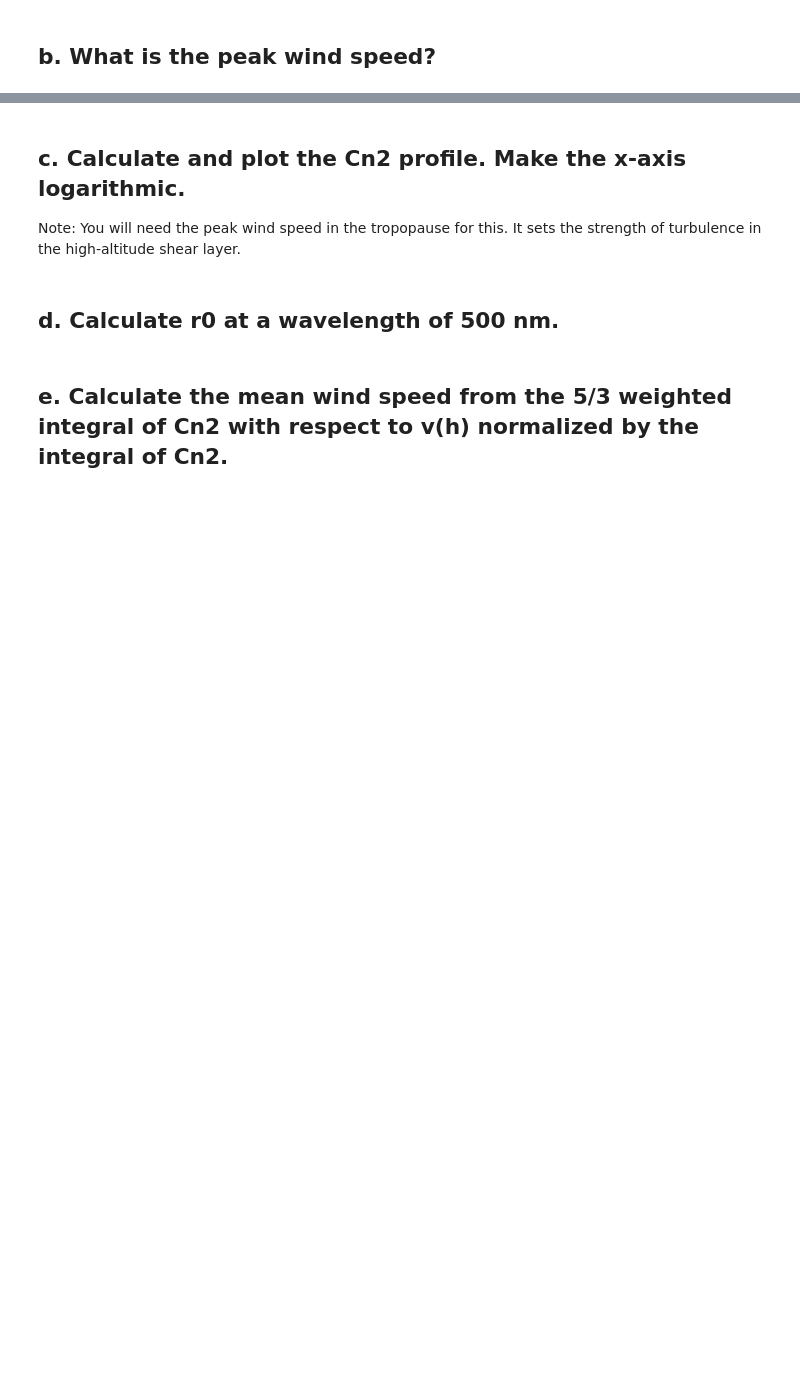
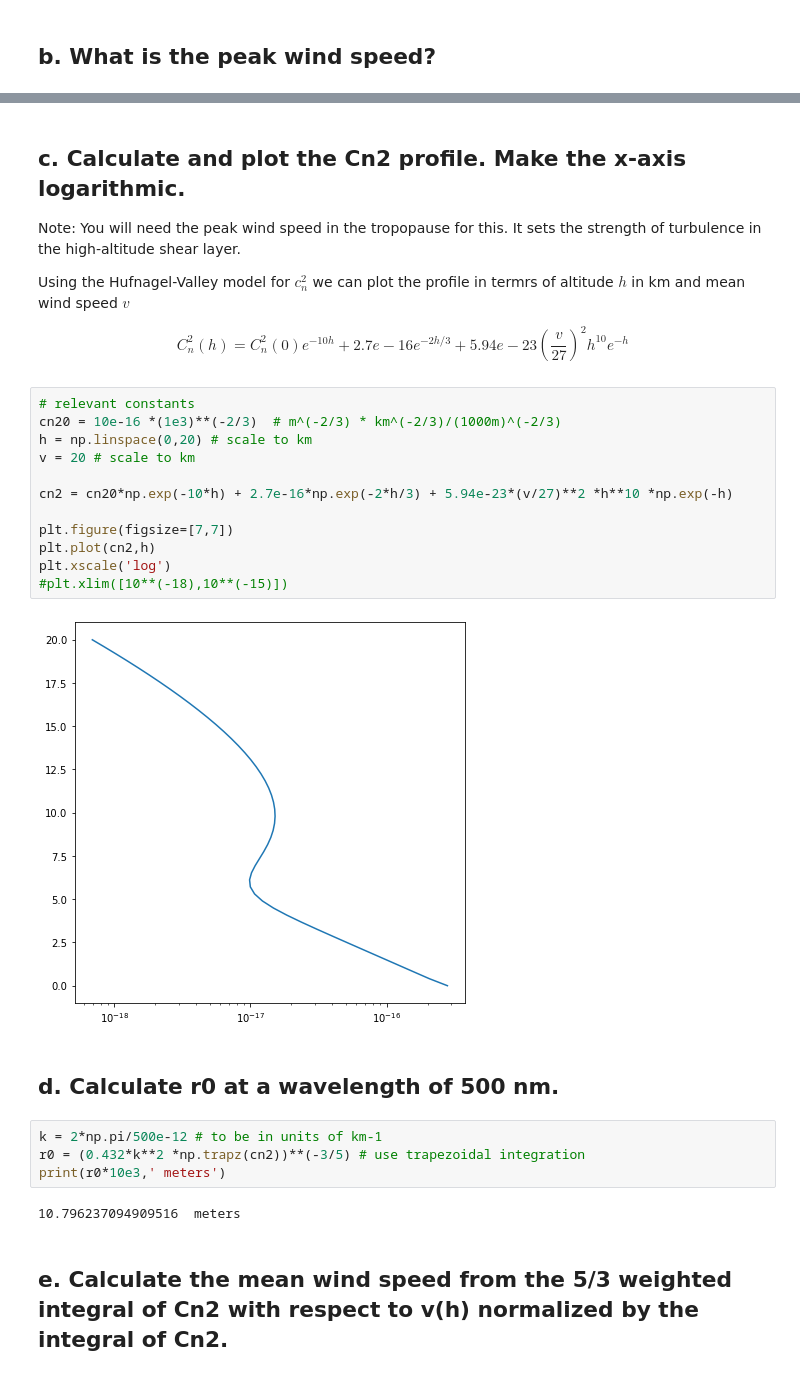
Before and after one commit to trentjbrendel/OPTI-528, a Jupyter notebook: Homework1_JNA.ipynb, the cells around one changed output, grey strips where cells are left out. Saved outputs shown, nothing was run; the diff lists cells and outputs as text; blank space fills up the shorter version.

```diff
--- a/Homework1_JNA.ipynb
+++ b/Homework1_JNA.ipynb
@@ -148,8 +177,32 @@ v0 = 5 # m/s ground speed
 # %% [markdown]
 ## c.	Calculate and plot the Cn2 profile. Make the x-axis logarithmic.
 Note: You will need the peak wind speed in the tropopause for this. It sets the strength of turbulence in the high-altitude shear layer.
+
+Using the Hufnagel-Valley model for $c_{n}^2$ we can plot the profile in termrs of altitude $h$ in km and mean wind speed $v$
+
+$$C_n^{2}(h) = C_n^{2}(0)e^{-10h} + 2.7e-16e^{-2h/3} + 5.94e-23(\frac{v}{27})^{2}h^{10}e^{-h}  $$
+# %%
+# relevant constants
+cn20 = 10e-16 *(1e3)**(-2/3)  # m^(-2/3) * km^(-2/3)/(1000m)^(-2/3)
+h = np.linspace(0,20) # scale to km
+v = 20 # scale to km
+
+cn2 = cn20*np.exp(-10*h) + 2.7e-16*np.exp(-2*h/3) + 5.94e-23*(v/27)**2 *h**10 *np.exp(-h)
+
+plt.figure(figsize=[7,7])
+plt.plot(cn2,h)
+plt.xscale('log')
+#plt.xlim([10**(-18),10**(-15)])
+# %% [output]
+[figure, added]
 # %% [markdown]
 ## d.	Calculate r0 at a wavelength of 500 nm.
+# %%
+k = 2*np.pi/500e-12 # to be in units of km-1
+r0 = (0.432*k**2 *np.trapz(cn2))**(-3/5) # use trapezoidal integration
+print(r0*10e3,' meters')
+# %% [output]
+10.796237094909516  meters
 # %% [markdown]
 ## e.	Calculate the mean wind speed from the 5/3 weighted integral of Cn2 with respect to v(h) normalized by the integral of Cn2.
 # %% [markdown]
```
Also changed, not shown: parts of 29 cells of this notebook.
